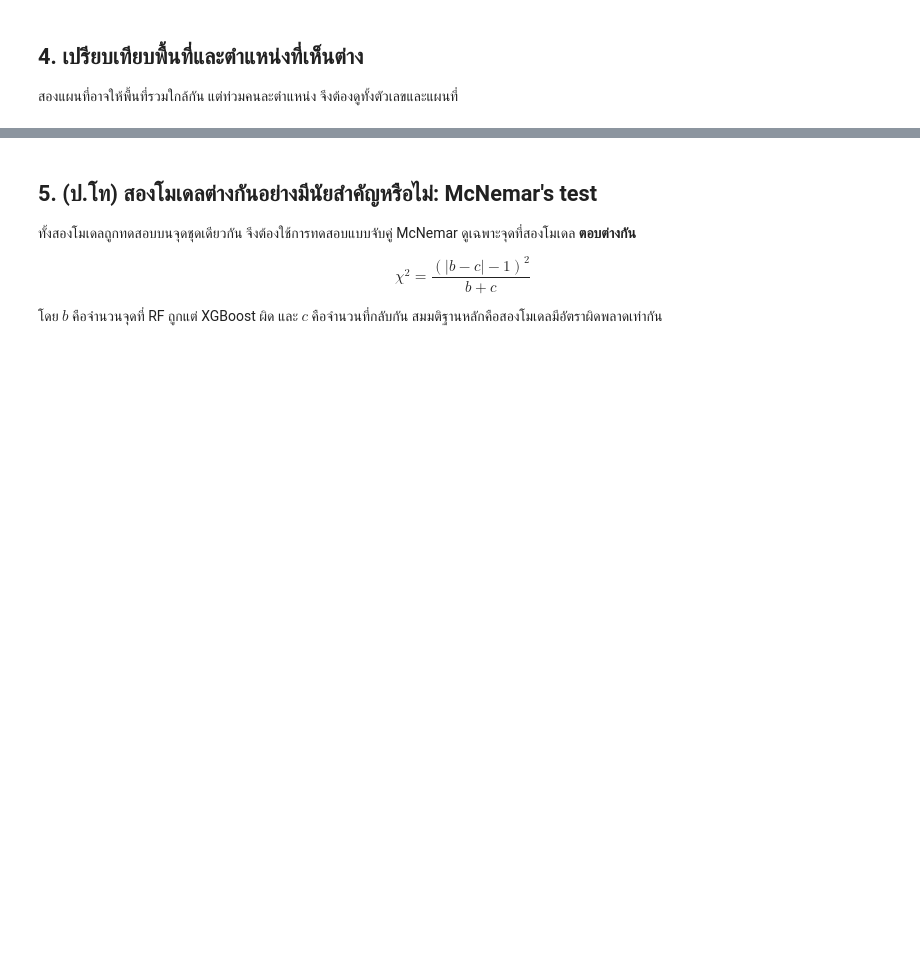
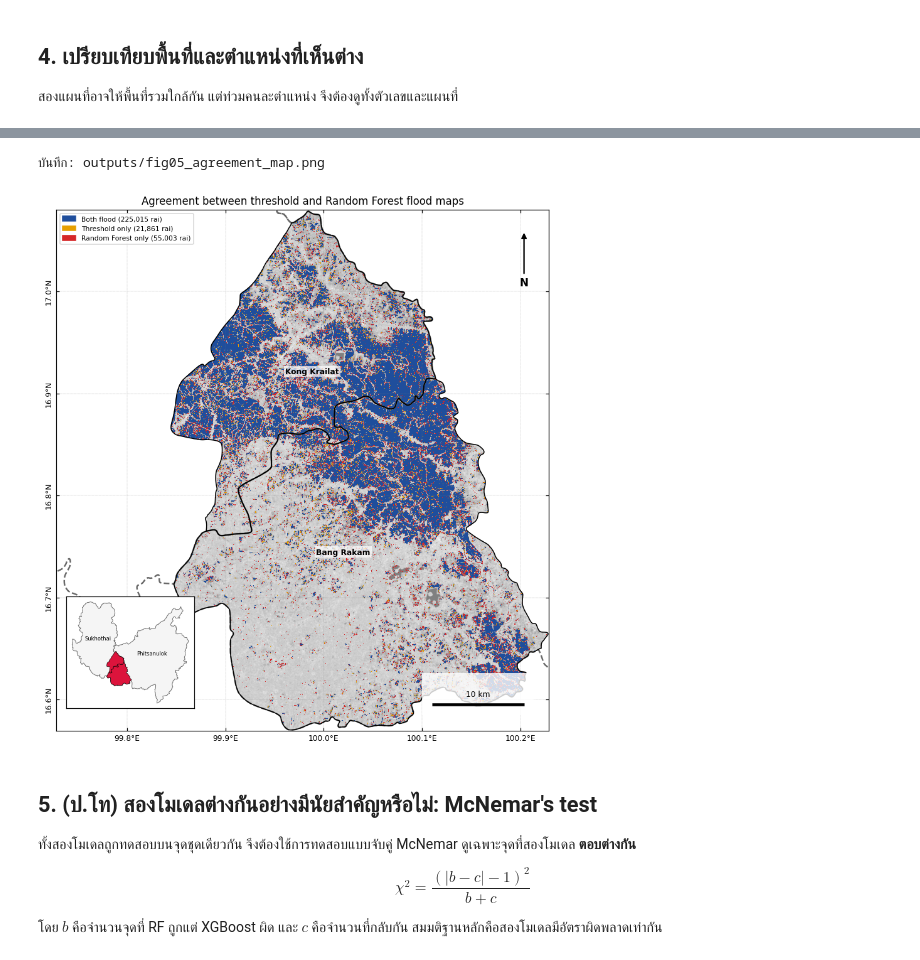
Before and after one commit to nattaponm/Teach_SAR_flood_Mapping_ML, a Jupyter notebook: 05_validation_comparison.ipynb, the cells around one changed output, grey strips where cells are left out. Cells and saved outputs as stored; diff of their text form; code cells hidden in the pictures; blank space fills up the shorter version.

```diff
--- a/05_validation_comparison.ipynb
+++ b/05_validation_comparison.ipynb
@@ -153,24 +153,27 @@ area.round(1)
 # %%
 from matplotlib.colors import ListedColormap
 from matplotlib.patches import Patch
 
 a, b = fm['flood'], ml_map['Random Forest']
 cat = np.full(a.shape, np.nan)
 cat[a & b] = 0; cat[a & ~b] = 1; cat[~a & b] = 2
 colors = ['#1f4e9c', '#e69f00', '#d62728']
 labels = ['Both flood', 'Threshold only', 'Random Forest only']
 
-fig, ax = plt.subplots(figsize=(8, 7), constrained_layout=True)
+fig, ax = plt.subplots(figsize=(8, 8), constrained_layout=True)
 ax.imshow(fm['flood_img'], cmap='gray', vmin=-27, vmax=-7, alpha=0.5, extent=su.extent(grid))
 ax.imshow(np.ma.masked_invalid(cat), cmap=ListedColormap(colors), vmin=-0.5, vmax=2.5,
           extent=su.extent(grid), interpolation='nearest')
-su.journal_map(ax, grid, amphoe, province)
+su.journal_map(ax, grid, amphoe, province, pad_left=0.3)
 su.add_inset(ax, amphoe, province)
 ax.legend(handles=[Patch(color=c, label=f'{l} ({(cat == k).sum() * px_rai:,.0f} rai)')
                    for k, (c, l) in enumerate(zip(colors, labels))], loc='upper left', fontsize=7)
 ax.set_title('Agreement between threshold and Random Forest flood maps')
 su.save_fig(fig, 'fig05_agreement_map.png')
 plt.show()
+# %% [output]
+บันทึก: outputs/fig05_agreement_map.png
+[figure, added]
 # %% [markdown]
 ## 5. (ป.โท) สองโมเดลต่างกันอย่างมีนัยสำคัญหรือไม่: McNemar's test
 
```
Also changed, not shown: parts of 6 cells of this notebook, 4 other files.
